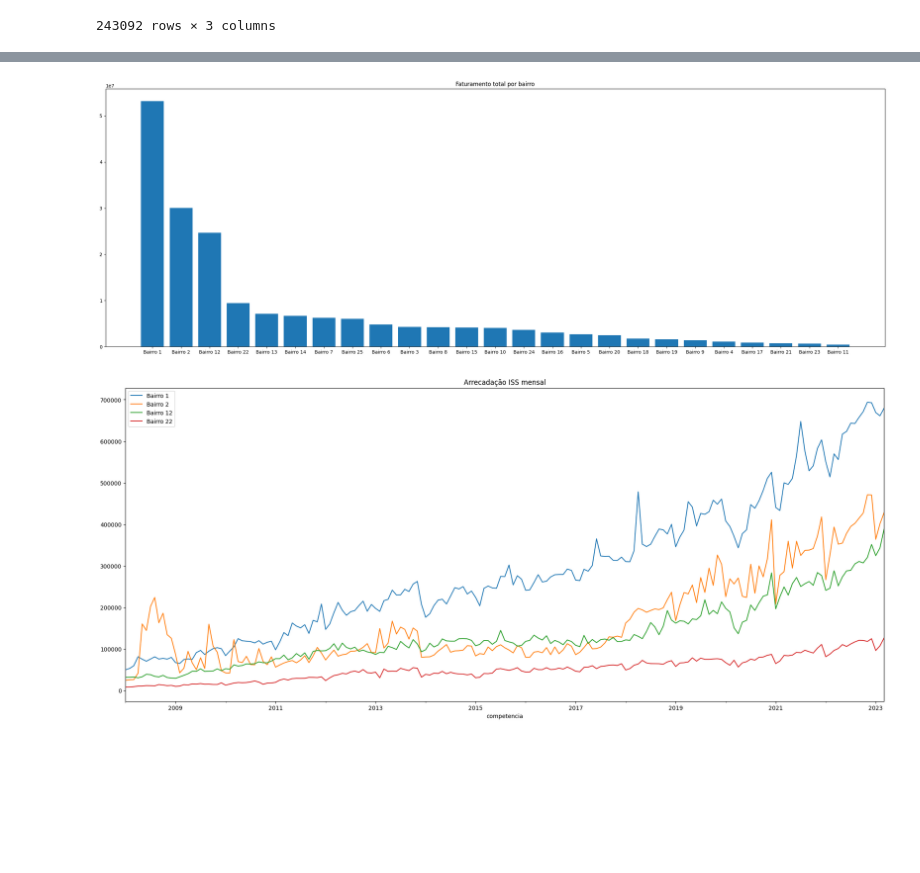
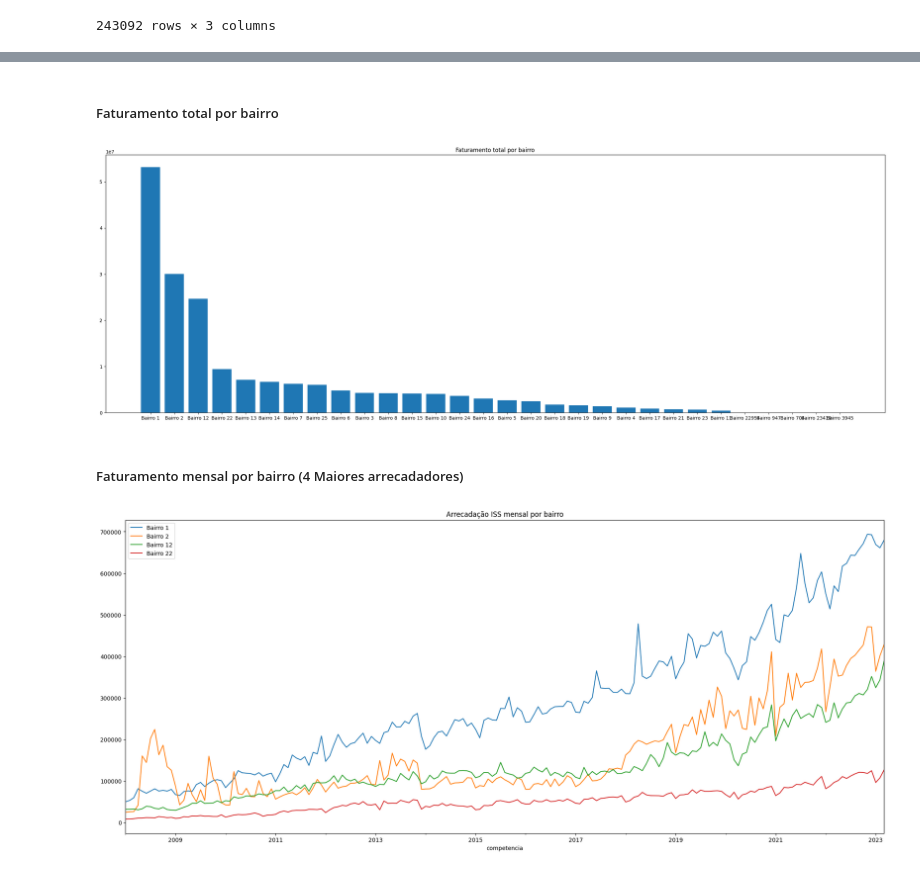
Before and after one commit to GiancarloPandini/TrabalhoFinalIA, a Jupyter notebook: Notebooks/AnaliseDados.ipynb, the cells around one changed output, grey strips where cells are left out. Saved outputs shown, nothing was run; the diff lists cells and outputs as text; code cells hidden in the pictures; blank space fills up the shorter version.

```diff
--- a/Notebooks/AnaliseDados.ipynb
+++ b/Notebooks/AnaliseDados.ipynb
@@ -105,0 +65,4 @@ df_servicos_prestados
+# %%
+df_impresas = pd.read_csv('../Datasets/dados_empresa_anonimizado.csv')
+df_impresas = df_impresas.dropna()
+df_impresas
@@ -105,0 +85,2 @@ df_servicos_prestados
+# %%
+df_impresas = df_impresas.drop(columns=['Unnamed: 0', 'data_inicio_atividade', 'data_cadastro', 'nome_economico'])
@@ -159,4 +112 @@ ano
 [figure]
-# %%
-df_impresas = pd.read_csv('../Datasets/dados_empresa_anonimizado.csv', sep=';')
-df_impresas
@@ -244,6 +115,5 @@ df_servico_empresa
 # %%
-#criando dataset de iss por bairro
-df_iss_bairro = df_servico_empresa.drop(columns=['id_empresa']).groupby(['competencia', 'nome_bairro']).sum(['imposto'])
+df_iss_bairro = pd.merge(df_servicos_prestados, df_impresas, on='id_empresa').drop(columns=['id_empresa']).groupby(['competencia', 'nome_bairro']).sum(['imposto'])
 df_iss_bairro = df_iss_bairro.reset_index()
 df_iss_bairro
 # %% [output]
@@ -285,34 +133,30 @@ import matplotlib.pyplot as plt
+# %% [markdown]
+##### Faturamento total por bairro
 # %%
 total_bairro = df_iss_bairro.drop(columns=['competencia']).groupby(['nome_bairro']).sum(['imposto'])
 total_bairro = total_bairro.reset_index()
-total_bairro= total_bairro.sort_values(by=['imposto'],ascending=False)
+total_bairro= total_bairro.sort_values(by=['imposto'], ascending=False)
 
 nome_barras = total_bairro['nome_bairro'].values
 tamanho_barras = total_bairro['imposto'].values
 y_pos = np.arange(len(nome_barras))
 
-
 plt.figure(figsize=(30,10))
-# Create bars
 plt.bar(y_pos, tamanho_barras)
-
-# Create names on the x-axis
 plt.xticks(y_pos, nome_barras)
 plt.title('Faturamento total por bairro')
-# Show graphic
 plt.show()
 # %% [output]
-[figure, old version]
+[figure, new version]
+# %% [markdown]
+##### Faturamento mensal por bairro (4 Maiores arrecadadores)
 # %%
-df_iss_bairro = df_servico_empresa.drop(columns=['id_empresa']).groupby(['competencia', 'nome_bairro']).sum(['imposto'])
-df_iss_bairro = df_iss_bairro.reset_index()
-
 bairros_maior_faturamento = ['Bairro 1','Bairro 2','Bairro 12', 'Bairro 22']
 
 for bairro in bairros_maior_faturamento:
     df_dados_bairro = df_iss_bairro[df_iss_bairro['nome_bairro'] == bairro]
     df_dados_bairro = df_dados_bairro.drop(columns=['nome_bairro']).groupby(['competencia']).sum(['imposto'])
     df_dados_bairro = df_dados_bairro.rename(columns={'imposto':bairro})
-    df_dados_bairro[bairro].plot(figsize=(24,10), title ='Arrecadação ISS mensal', legend=True)
+    df_dados_bairro[bairro].plot(figsize=(24,10), title ='Arrecadação ISS mensal por bairro', legend=True)
 # %% [output]
-[figure, old version]
+[figure, new version]
```
Also changed, not shown: parts of 31 cells of this notebook, 1 other file.
